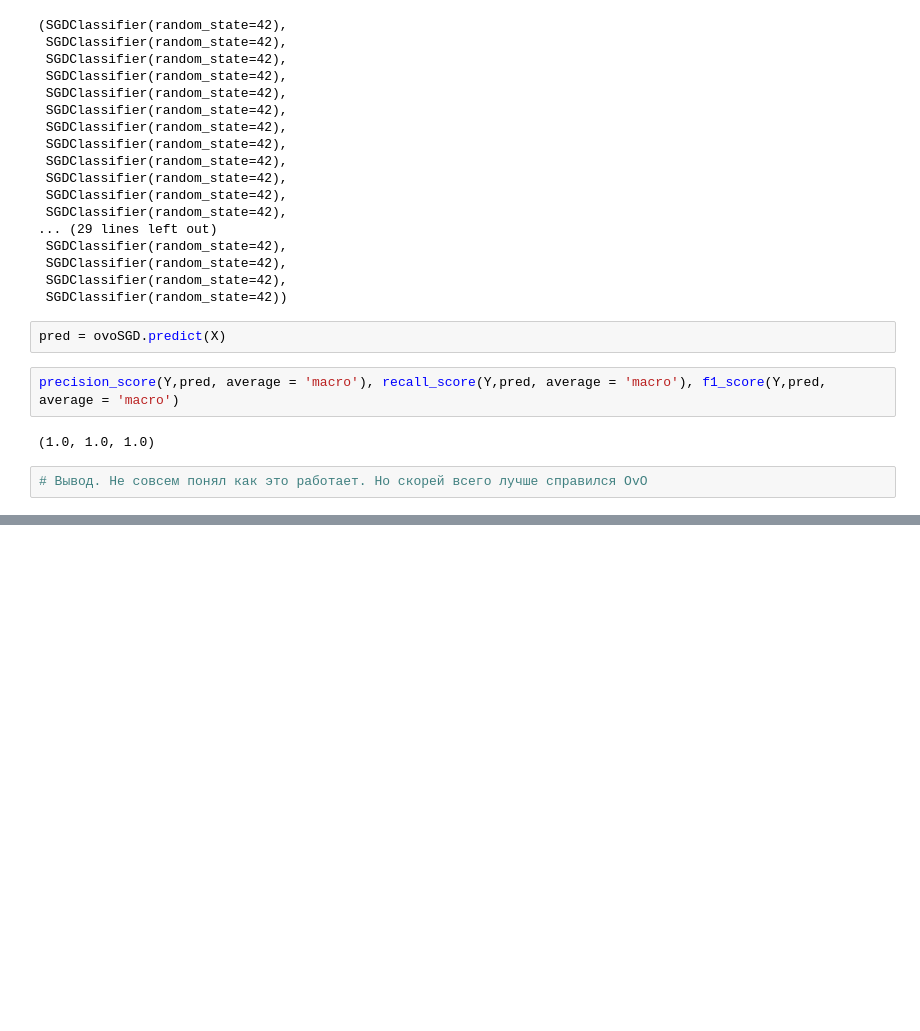
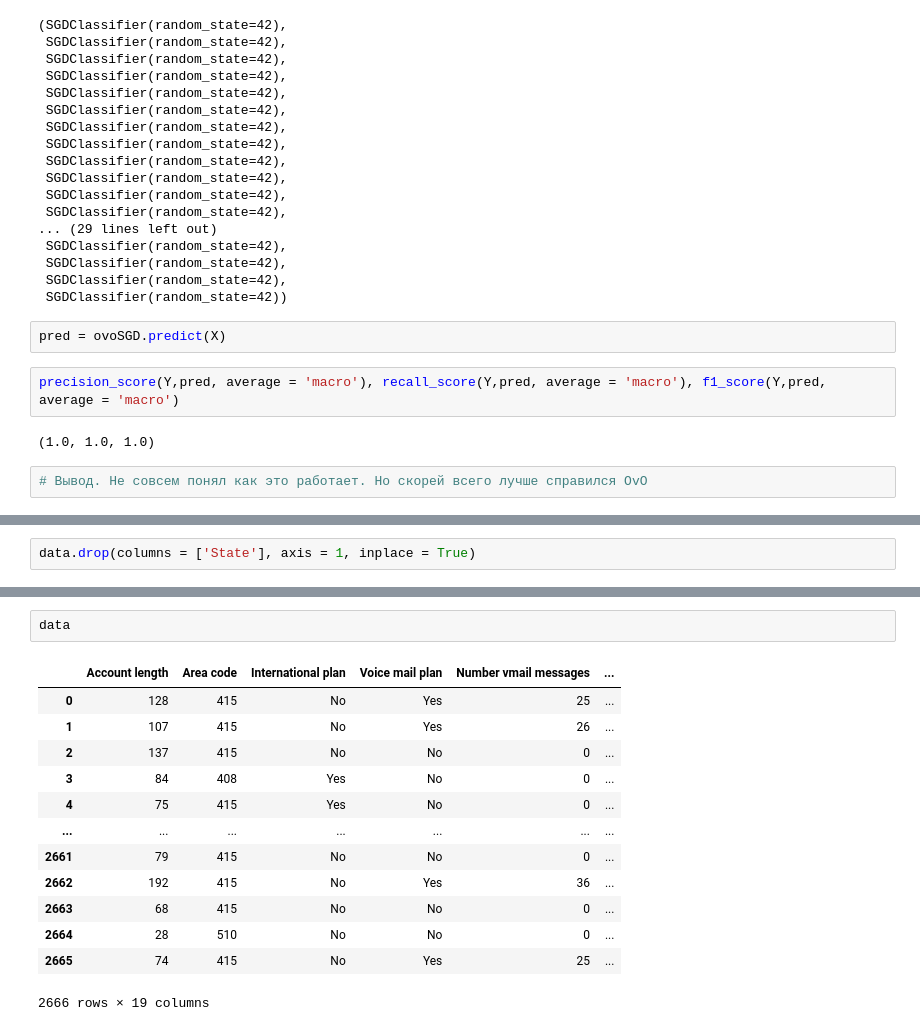
Before and after one commit to VitalyLagun/DS-04-hw, a Jupyter notebook: HW 16.ipynb, the cells around one changed output, grey strips where cells are left out. Drawn from its saved outputs; the diff is of its cells as text; blank space fills up the shorter version.

```diff
--- a/HW 16.ipynb
+++ b/HW 16.ipynb
@@ -152,0 +185,2 @@ FileNotFoundError: [Errno 2] No such file or directory: 'churn-bigml-80.csv'
+# %%
+data.drop(columns = ['State'], axis = 1, inplace = True)
@@ -152,0 +202,16 @@ FileNotFoundError: [Errno 2] No such file or directory: 'churn-bigml-80.csv'
+# %%
+data
+# %% [output]
+|  | Account length | Area code | International plan | Voice mail plan | Number vmail messages | ... |
+| 0 | 128 | 415 | No | Yes | 25 | ... |
+| 1 | 107 | 415 | No | Yes | 26 | ... |
+| 2 | 137 | 415 | No | No | 0 | ... |
+| 3 | 84 | 408 | Yes | No | 0 | ... |
+| 4 | 75 | 415 | Yes | No | 0 | ... |
+| ... | ... | ... | ... | ... | ... | ... |
+| 2661 | 79 | 415 | No | No | 0 | ... |
+| 2662 | 192 | 415 | No | Yes | 36 | ... |
+| 2663 | 68 | 415 | No | No | 0 | ... |
+| 2664 | 28 | 510 | No | No | 0 | ... |
+| 2665 | 74 | 415 | No | Yes | 25 | ... |
+2666 rows × 19 columns
```
Also changed, not shown: parts of 5 cells of this notebook.
